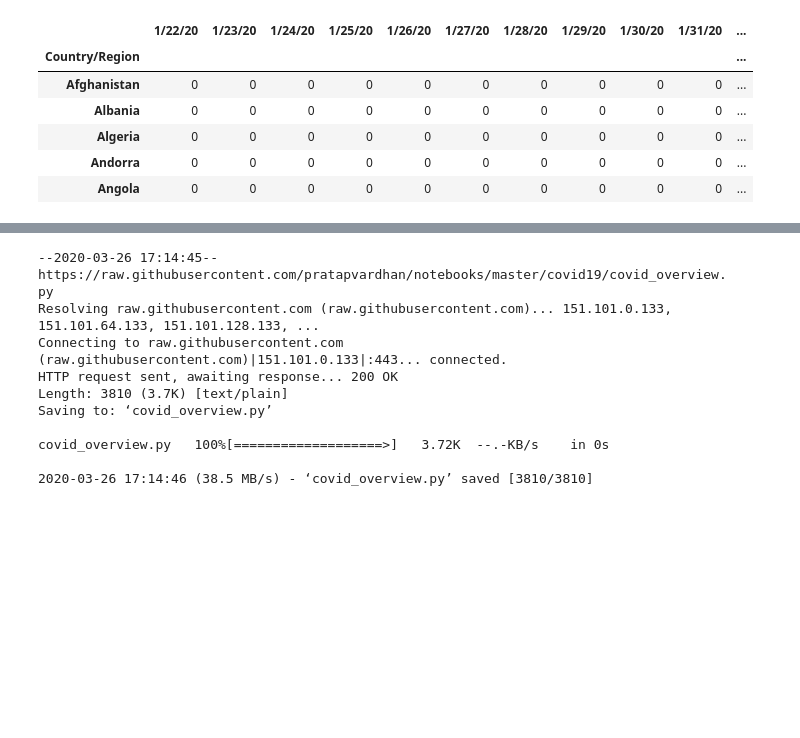
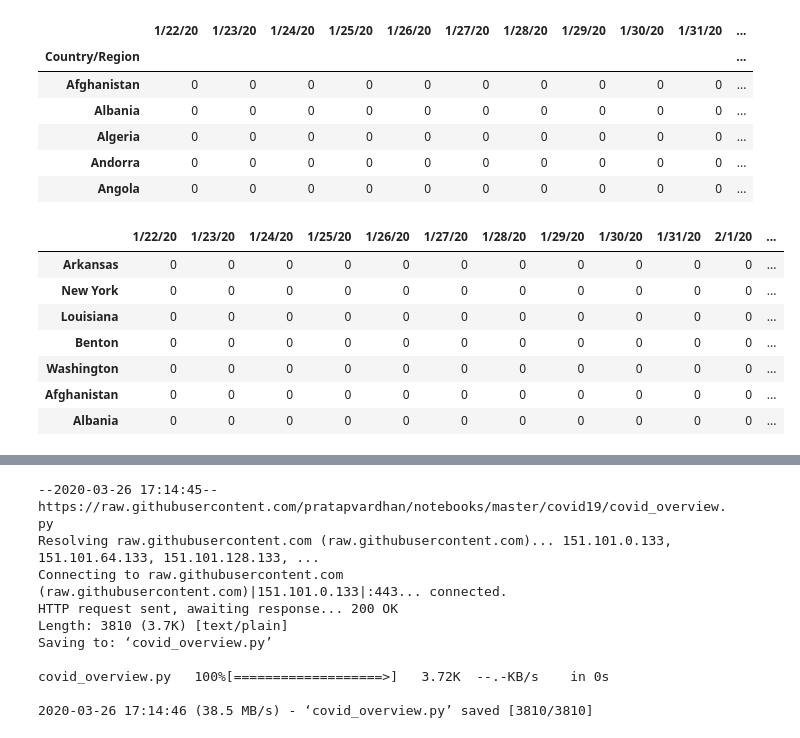
Before and after one commit to binliu0630/Data_Manipulation, a Jupyter notebook: Copy_of_2020_03_21_covid19_overview.ipynb, the cells around one changed output, grey strips where cells are left out. Drawn from its saved outputs; the diff is of its cells as text; code cells hidden in the pictures; blank space fills up the shorter version.

```diff
--- a/Copy_of_2020_03_21_covid19_overview.ipynb
+++ b/Copy_of_2020_03_21_covid19_overview.ipynb
@@ -472 +462,12 @@ dft_ct_new_cases.head()
+# %%
+dft_ct_new_cases.head(7)
+# %% [output]
+|  | 1/22/20 | 1/23/20 | 1/24/20 | 1/25/20 | 1/26/20 | 1/27/20 | 1/28/20 | 1/29/20 | 1/30/20 | 1/31/20 | 2/1/20 | ... |
+| Arkansas | 0 | 0 | 0 | 0 | 0 | 0 | 0 | 0 | 0 | 0 | 0 | ... |
+| New York | 0 | 0 | 0 | 0 | 0 | 0 | 0 | 0 | 0 | 0 | 0 | ... |
+| Louisiana | 0 | 0 | 0 | 0 | 0 | 0 | 0 | 0 | 0 | 0 | 0 | ... |
+| Benton | 0 | 0 | 0 | 0 | 0 | 0 | 0 | 0 | 0 | 0 | 0 | ... |
+| Washington | 0 | 0 | 0 | 0 | 0 | 0 | 0 | 0 | 0 | 0 | 0 | ... |
+| Afghanistan | 0 | 0 | 0 | 0 | 0 | 0 | 0 | 0 | 0 | 0 | 0 | ... |
+| Albania | 0 | 0 | 0 | 0 | 0 | 0 | 0 | 0 | 0 | 0 | 0 | ... |
 # %%
```
Also changed, not shown: parts of 15 cells of this notebook.
